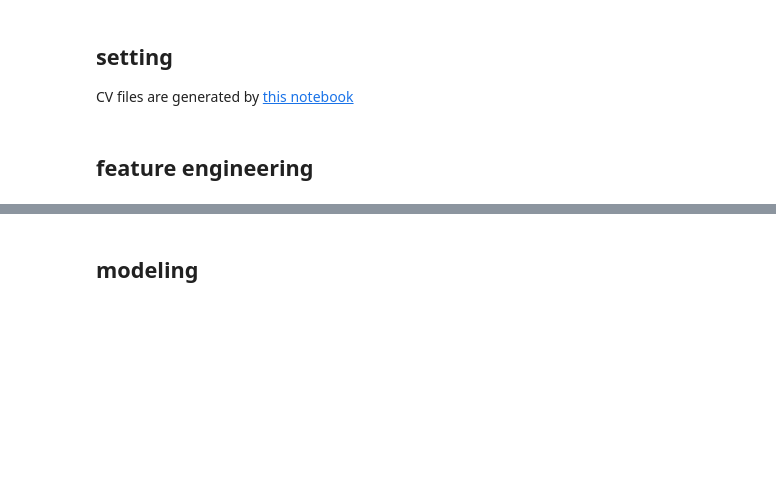
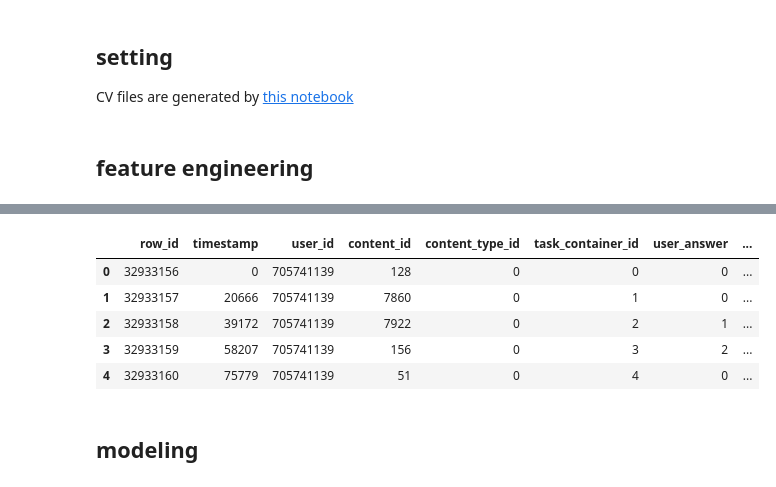
Before and after one commit to Noguchi-Masashi/Riiid, a Jupyter notebook: notebook/lgbm-with-loop-feature-engineering copy.ipynb, the cells around one changed output, grey strips where cells are left out. Drawn from its saved outputs; the diff is of its cells as text; code cells hidden in the pictures; blank space fills up the shorter version.

```diff
--- a/notebook/lgbm-with-loop-feature-engineering copy.ipynb
+++ b/notebook/lgbm-with-loop-feature-engineering copy.ipynb
@@ -125,0 +149,9 @@ valid['prior_question_had_explanation'] = valid.prior_question_had_explanation.f
+# %%
+train.head()
+# %% [output]
+|  | row_id | timestamp | user_id | content_id | content_type_id | task_container_id | user_answer | ... |
+| 0 | 32933156 | 0 | 705741139 | 128 | 0 | 0 | 0 | ... |
+| 1 | 32933157 | 20666 | 705741139 | 7860 | 0 | 1 | 0 | ... |
+| 2 | 32933158 | 39172 | 705741139 | 7922 | 0 | 2 | 1 | ... |
+| 3 | 32933159 | 58207 | 705741139 | 156 | 0 | 3 | 2 | ... |
+| 4 | 32933160 | 75779 | 705741139 | 51 | 0 | 4 | 0 | ... |
```
Also changed, not shown: parts of 15 cells of this notebook, 5 other files.
